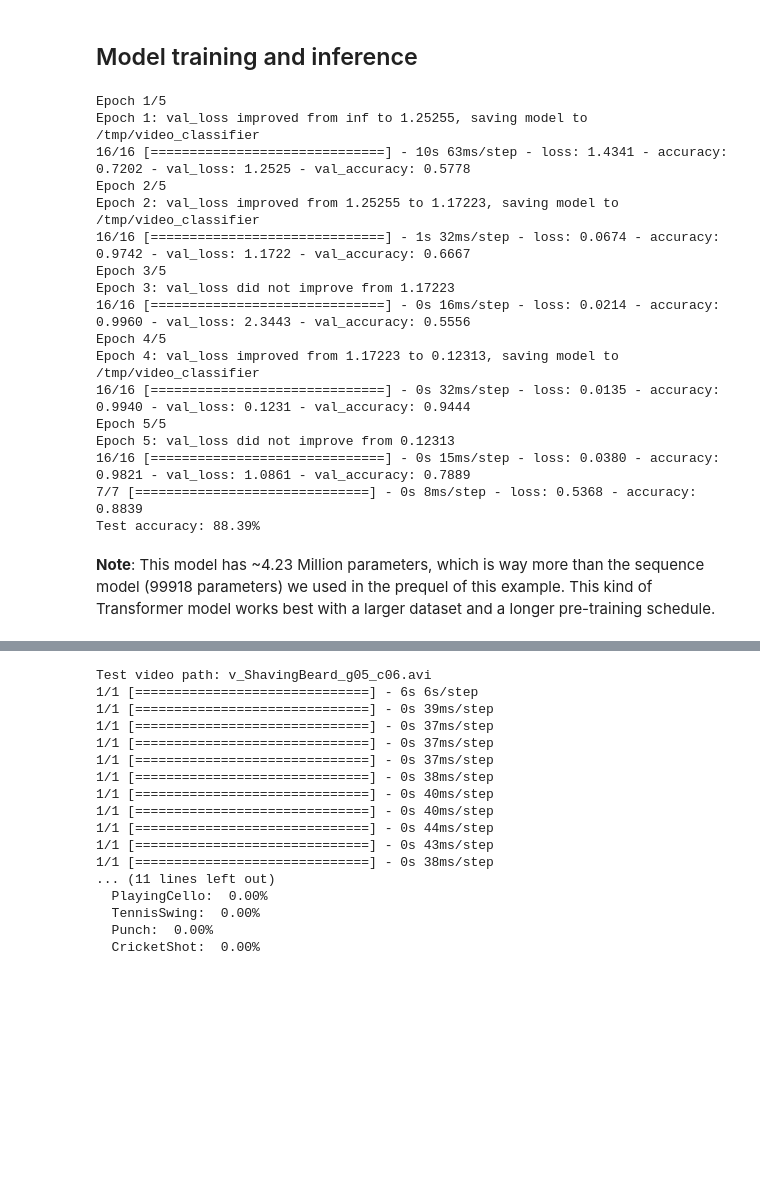
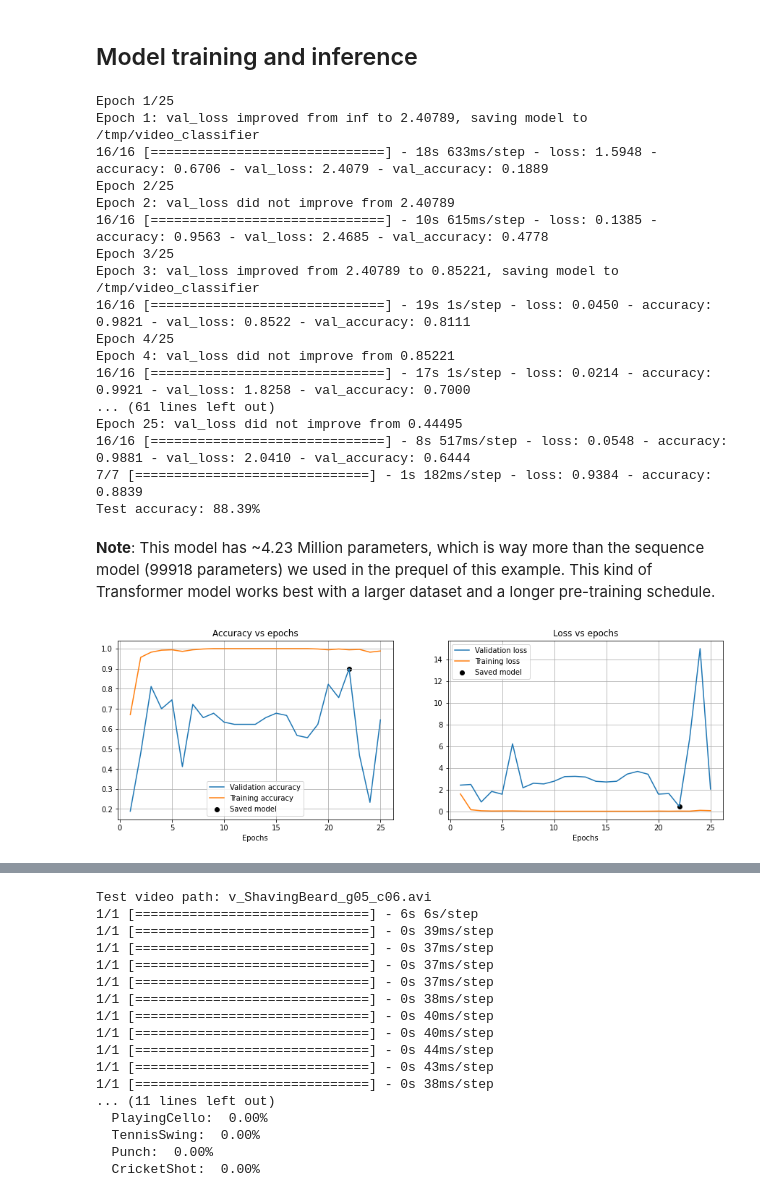
Before and after one commit to Mkenza/Computer_V_SDI, a Jupyter notebook: TP5_MAKHLOUF_video_transformers.ipynb, the cells around one changed output, grey strips where cells are left out. Saved outputs shown, nothing was run; the diff lists cells and outputs as text; code cells hidden in the pictures; blank space fills up the shorter version.

Commit message:
added visualization of results on both datasets

```diff
--- a/TP5_MAKHLOUF_video_transformers.ipynb
+++ b/TP5_MAKHLOUF_video_transformers.ipynb
@@ -57,7 +57,7 @@ MAX_SEQ_LENGTH = 20
 NUM_FEATURES = 1024
 IMG_SIZE = 128
 
-EPOCHS = 5
+EPOCHS = 25
 # %% [markdown]
 ## Data preparation
 
@@ -309,30 +309,55 @@ def run_experiment():
     _, accuracy = model.evaluate(test_data, test_labels)
     print(f"Test accuracy: {round(accuracy * 100, 2)}%")
 
-    return model
+    return model, history
 # %% [markdown]
 ## Model training and inference
 # %%
-trained_model = run_experiment()
+trained_model, history = run_experiment()
 # %% [output]
-Epoch 1/5
-Epoch 1: val_loss improved from inf to 1.25255, saving model to /tmp/video_classifier
-16/16 [==============================] - 10s 63ms/step - loss: 1.4341 - accuracy: 0.7202 - val_loss: 1.2525 - val_accuracy: 0.5778
-Epoch 2/5
-Epoch 2: val_loss improved from 1.25255 to 1.17223, saving model to /tmp/video_classifier
-16/16 [==============================] - 1s 32ms/step - loss: 0.0674 - accuracy: 0.9742 - val_loss: 1.1722 - val_accuracy: 0.6667
-Epoch 3/5
-Epoch 3: val_loss did not improve from 1.17223
-16/16 [==============================] - 0s 16ms/step - loss: 0.0214 - accuracy: 0.9960 - val_loss: 2.3443 - val_accuracy: 0.5556
-Epoch 4/5
-Epoch 4: val_loss improved from 1.17223 to 0.12313, saving model to /tmp/video_classifier
-16/16 [==============================] - 0s 32ms/step - loss: 0.0135 - accuracy: 0.9940 - val_loss: 0.1231 - val_accuracy: 0.9444
-Epoch 5/5
-Epoch 5: val_loss did not improve from 0.12313
-16/16 [==============================] - 0s 15ms/step - loss: 0.0380 - accuracy: 0.9821 - val_loss: 1.0861 - val_accuracy: 0.7889
-7/7 [==============================] - 0s 8ms/step - loss: 0.5368 - accuracy: 0.8839
+Epoch 1/25
+Epoch 1: val_loss improved from inf to 2.40789, saving model to /tmp/video_classifier
+16/16 [==============================] - 18s 633ms/step - loss: 1.5948 - accuracy: 0.6706 - val_loss: 2.4079 - val_accuracy: 0.1889
+Epoch 2/25
+Epoch 2: val_loss did not improve from 2.40789
+16/16 [==============================] - 10s 615ms/step - loss: 0.1385 - accuracy: 0.9563 - val_loss: 2.4685 - val_accuracy: 0.4778
+Epoch 3/25
+Epoch 3: val_loss improved from 2.40789 to 0.85221, saving model to /tmp/video_classifier
+16/16 [==============================] - 19s 1s/step - loss: 0.0450 - accuracy: 0.9821 - val_loss: 0.8522 - val_accuracy: 0.8111
+Epoch 4/25
+Epoch 4: val_loss did not improve from 0.85221
+16/16 [==============================] - 17s 1s/step - loss: 0.0214 - accuracy: 0.9921 - val_loss: 1.8258 - val_accuracy: 0.7000
+... (61 lines left out)
+Epoch 25: val_loss did not improve from 0.44495
+16/16 [==============================] - 8s 517ms/step - loss: 0.0548 - accuracy: 0.9881 - val_loss: 2.0410 - val_accuracy: 0.6444
+7/7 [==============================] - 1s 182ms/step - loss: 0.9384 - accuracy: 0.8839
 Test accuracy: 88.39%
 # %% [markdown]
 **Note**: This model has ~4.23 Million parameters, which is way more than the sequence
 model (99918 parameters) we used in the prequel of this example.  This kind of
 Transformer model works best with a larger dataset and a longer pre-training schedule.
+# %%
+plt.figure(figsize=(15, 10))
+plt.subplot(221)
+plt.plot(np.arange(1, EPOCHS+1), history.history["val_accuracy"], label="Validation accuracy")
+plt.plot(np.arange(1, EPOCHS+1), history.history["accuracy"], label="Training accuracy")
+plt.scatter(22, history.history["val_accuracy"][21], label="Saved model", color="black")
+
+plt.title("Accuracy vs epochs")
+plt.xlabel("Epochs")
+
+plt.legend()
+plt.grid()
+plt.subplot(222)
+plt.plot(np.arange(1, EPOCHS+1), history.history["val_loss"], label="Validation loss")
+plt.plot(np.arange(1, EPOCHS+1), history.history["loss"], label="Training loss")
+plt.scatter(22, history.history["val_loss"][21], label="Saved model", color="black")
+plt.title("Loss vs epochs")
+plt.xlabel("Epochs")
+
+plt.legend()
+plt.grid()
+
+plt.show()
+# %% [output]
+[figure, added]
```
Also changed, not shown: parts of 14 cells of this notebook.
